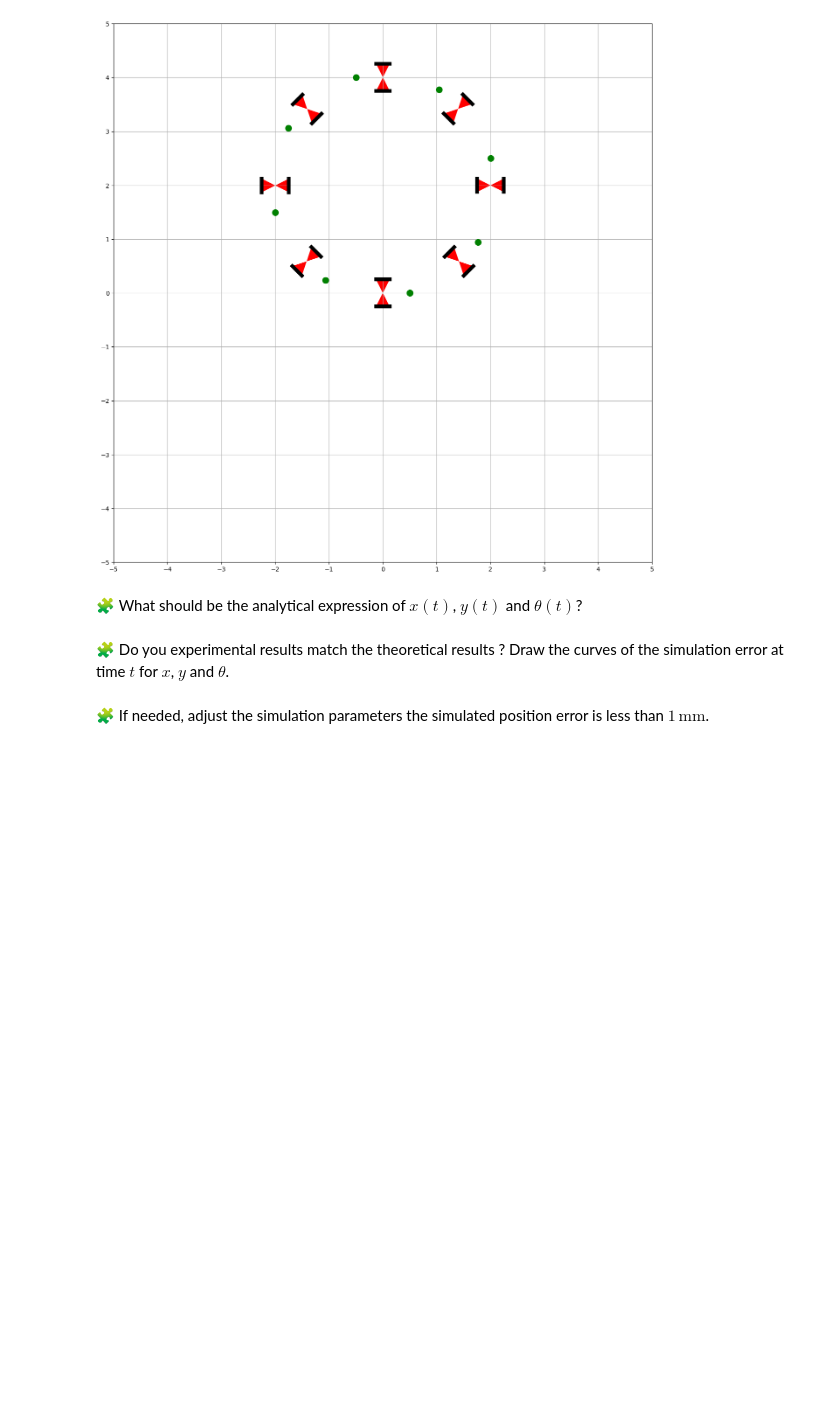
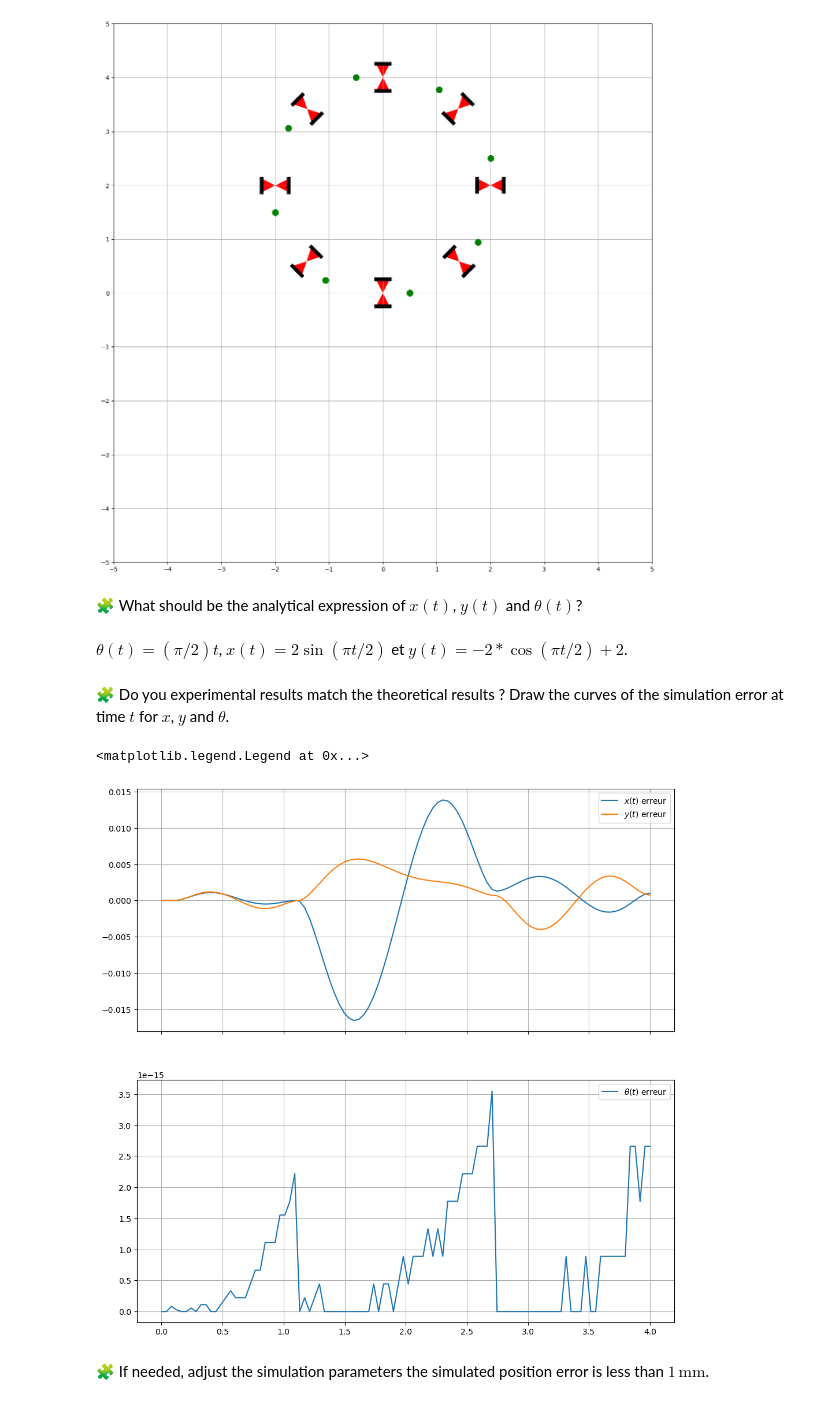
Before and after one commit to LahbibAll/control-engineering-with-python-project-2023-2024, a Jupyter notebook: Project-part-1.ipynb, the cells around one changed output. Drawn from its saved outputs; the diff is of its cells as text; code cells hidden in the pictures; blank space fills up the shorter version.

```diff
--- a/Project-part-1.ipynb
+++ b/Project-part-1.ipynb
@@ -213,5 +213,7 @@ for x, y, theta in solution.T:
 [figure]
 # %% [markdown]
 🧩 What should be the analytical expression of $x(t)$, $y(t)$ and $\theta(t)$?
+# %% [markdown]
+$\theta(t) = (\pi / 2)t$, $x(t) =2 \sin(\pi t / 2)$ et $y(t) = -2* \cos(\pi t /2)+2$.
 # %% [markdown]
 🧩 Do you experimental results match the theoretical results ? Draw the curves of the simulation error at time $t$ for $x$, $y$ and $\theta$.
@@ -220,2 +220,17 @@ pass
+# %%
+t = linspace(0.0, 4.0, 100)
+xt, yt, thetat = resultat["sol"](t)
+fig=figure(figsize=(12, 12))
+ax1, ax2 = fig.subplots(2, 1, sharex=True)
+ax1.grid(True)
+ax1.plot(t , xt - 2*sin(pi*t/2), label="$x(t)$ erreur")
+ax1.plot(t , yt + 2*cos(pi*t/2)-2 , label="$y(t)$ erreur")
+ax1.legend()
+ax2.grid(True)
+ax2.plot(t, thetat - (pi / 2)*t, label=r"$\theta(t)$ erreur")
+ax2.legend()
+# %% [output]
+<matplotlib.legend.Legend at 0x...>
+[figure, added]
 # %% [markdown]
 🧩 If needed, adjust the simulation parameters the simulated position error is less than $1\, \mathrm{ mm}$.
```
Also changed, not shown: parts of 3 cells of this notebook.
